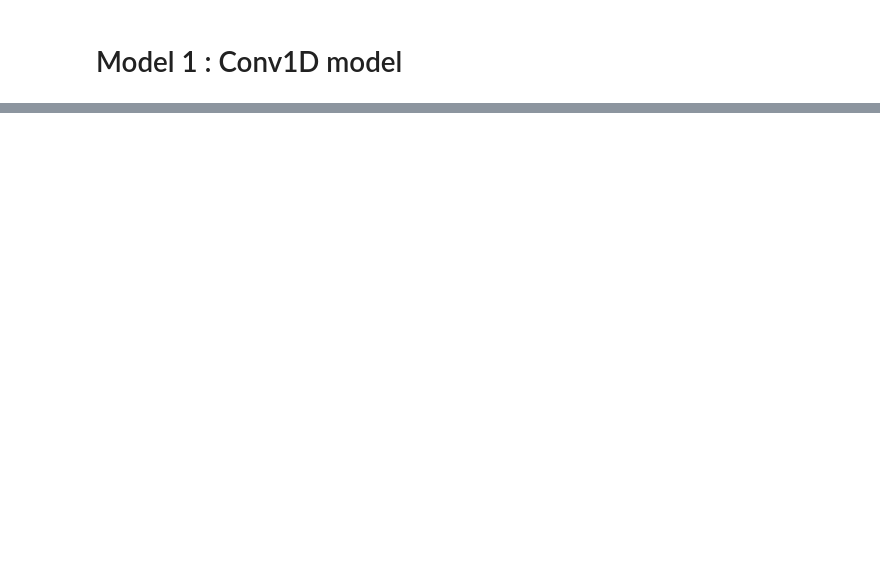
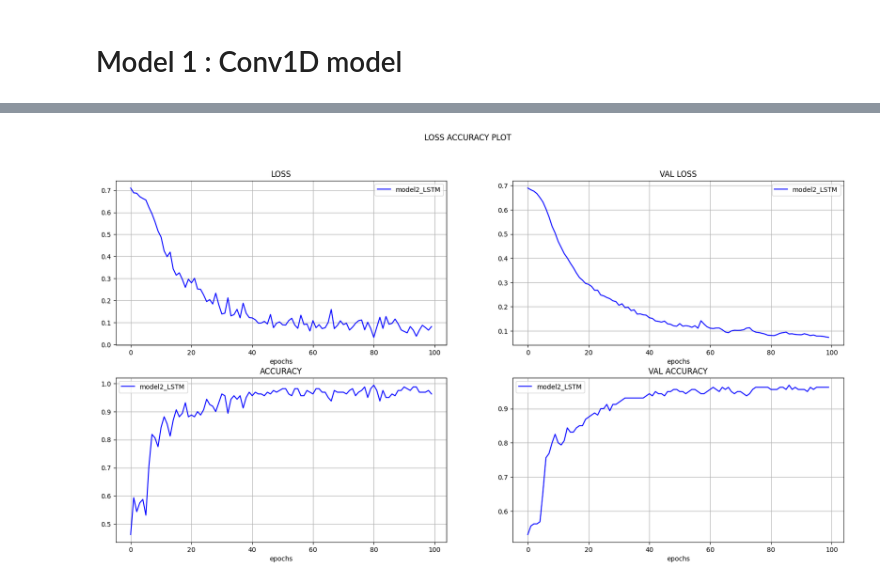
Before and after one commit to tikendraw/fake_news_classifier, a Jupyter notebook: fake_news_classifier.ipynb, the cells around one changed output, grey strips where cells are left out. Saved outputs shown, nothing was run; the diff lists cells and outputs as text; code cells hidden in the pictures; blank space fills up the shorter version.

```diff
--- a/fake_news_classifier.ipynb
+++ b/fake_news_classifier.ipynb
@@ -1295,0 +1292,3 @@ plt.show()
+# %%
+EPOCHS = 100
+len(train_dataset), len(test_dataset)
@@ -1295,0 +1297,8 @@ plt.show()
+# %%
+%%time
+history2 = model2.fit(train_dataset, epochs = EPOCHS,
+                    steps_per_epoch = int(0.9* (len(train_dataset)/EPOCHS)),
+                    validation_steps = int(0.9* (len(train_dataset)/EPOCHS)),
+                    validation_data=test_dataset,
+                    callbacks = [create_tensorboard_callback('tb','model2')]
+                    )
@@ -1295,0 +1323,4 @@ plt.show()
+# %%
+plot_history(history2, color = 'b')
+# %% [output]
+[figure, added]
```
Also changed, not shown: parts of 155 cells of this notebook, 2 other files.
